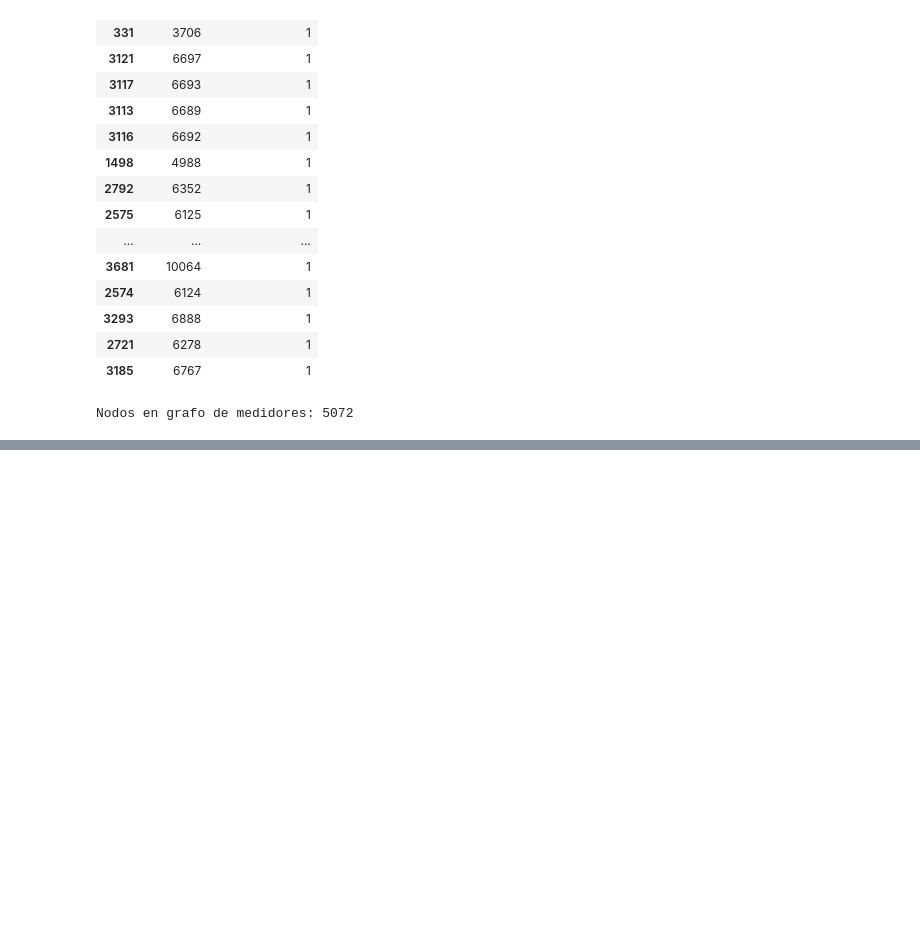
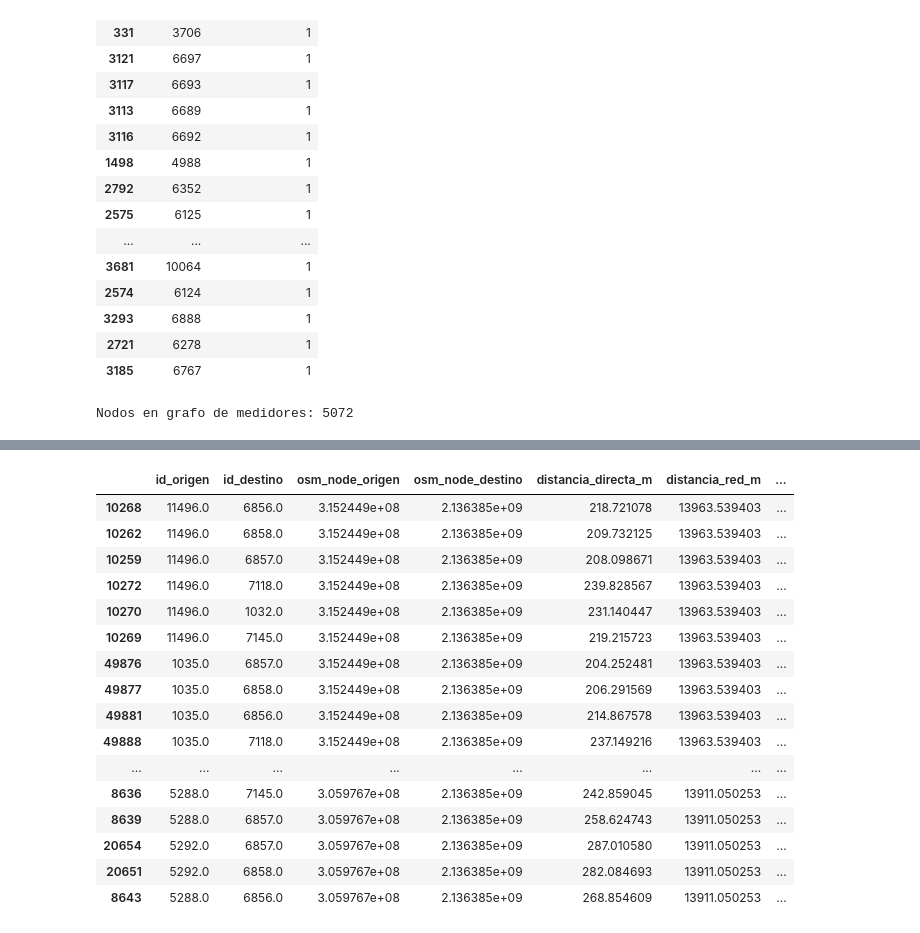
Before and after one commit to claudiaalozano/Movilidad_inteligente_madrid, a Jupyter notebook: grafo/grafo_puntos_medidore.ipynb, the cells around one changed output, grey strips where cells are left out. Cells and saved outputs as stored; diff of their text form; code cells hidden in the pictures; blank space fills up the shorter version.

```diff
--- a/grafo/grafo_puntos_medidore.ipynb
+++ b/grafo/grafo_puntos_medidore.ipynb
@@ -406,0 +862,20 @@ def construir_aristas_por_cutoff(medidores, G_osm, cutoff_m):
+# %%
+df_aristas_reales.sort_values("distancia_red_m", ascending=False).head(20)
+# %% [output]
+|  | id_origen | id_destino | osm_node_origen | osm_node_destino | distancia_directa_m | distancia_red_m | ... |
+| 10268 | 11496.0 | 6856.0 | 3.152449e+08 | 2.136385e+09 | 218.721078 | 13963.539403 | ... |
+| 10262 | 11496.0 | 6858.0 | 3.152449e+08 | 2.136385e+09 | 209.732125 | 13963.539403 | ... |
+| 10259 | 11496.0 | 6857.0 | 3.152449e+08 | 2.136385e+09 | 208.098671 | 13963.539403 | ... |
+| 10272 | 11496.0 | 7118.0 | 3.152449e+08 | 2.136385e+09 | 239.828567 | 13963.539403 | ... |
+| 10270 | 11496.0 | 1032.0 | 3.152449e+08 | 2.136385e+09 | 231.140447 | 13963.539403 | ... |
+| 10269 | 11496.0 | 7145.0 | 3.152449e+08 | 2.136385e+09 | 219.215723 | 13963.539403 | ... |
+| 49876 | 1035.0 | 6857.0 | 3.152449e+08 | 2.136385e+09 | 204.252481 | 13963.539403 | ... |
+| 49877 | 1035.0 | 6858.0 | 3.152449e+08 | 2.136385e+09 | 206.291569 | 13963.539403 | ... |
+| 49881 | 1035.0 | 6856.0 | 3.152449e+08 | 2.136385e+09 | 214.867578 | 13963.539403 | ... |
+| 49888 | 1035.0 | 7118.0 | 3.152449e+08 | 2.136385e+09 | 237.149216 | 13963.539403 | ... |
+| ... | ... | ... | ... | ... | ... | ... | ... |
+| 8636 | 5288.0 | 7145.0 | 3.059767e+08 | 2.136385e+09 | 242.859045 | 13911.050253 | ... |
+| 8639 | 5288.0 | 6857.0 | 3.059767e+08 | 2.136385e+09 | 258.624743 | 13911.050253 | ... |
+| 20654 | 5292.0 | 6857.0 | 3.059767e+08 | 2.136385e+09 | 287.010580 | 13911.050253 | ... |
+| 20651 | 5292.0 | 6858.0 | 3.059767e+08 | 2.136385e+09 | 282.084693 | 13911.050253 | ... |
+| 8643 | 5288.0 | 6856.0 | 3.059767e+08 | 2.136385e+09 | 268.854609 | 13911.050253 | ... |
```
Also changed, not shown: parts of 21 cells of this notebook.
